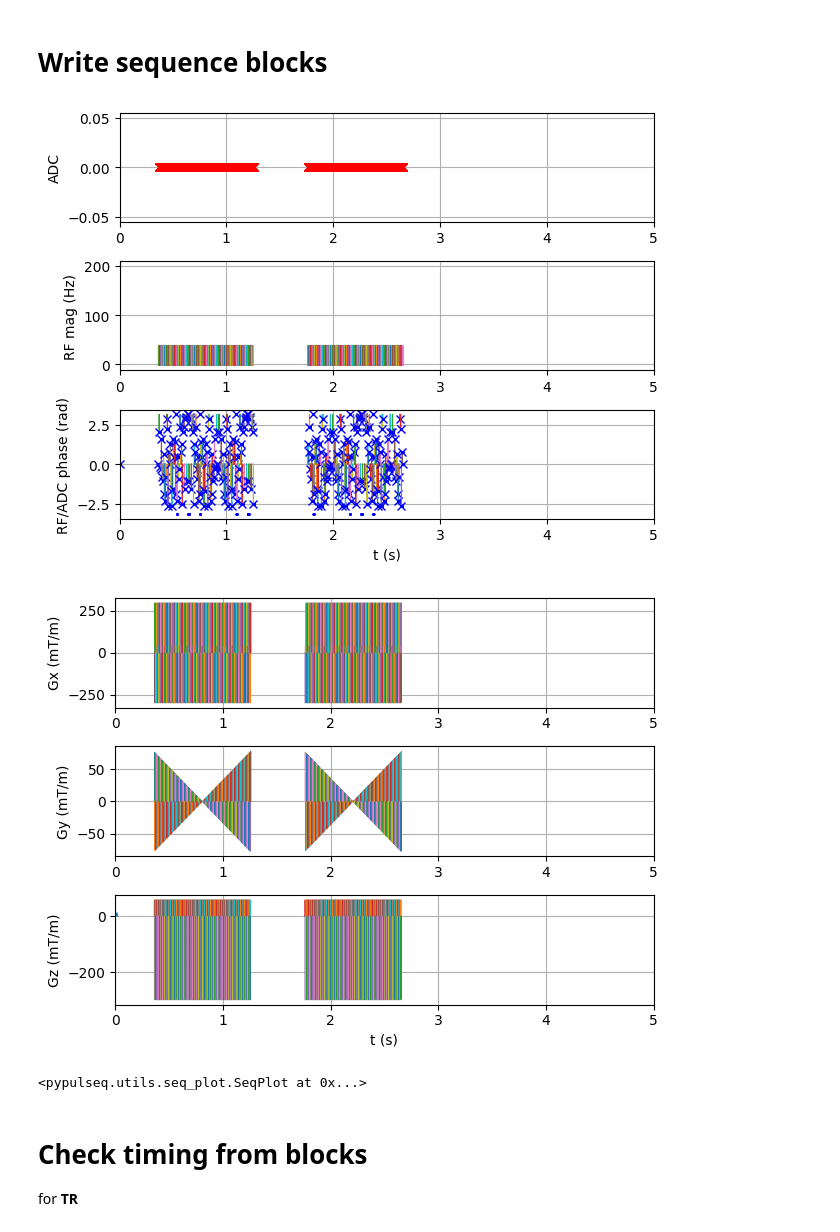
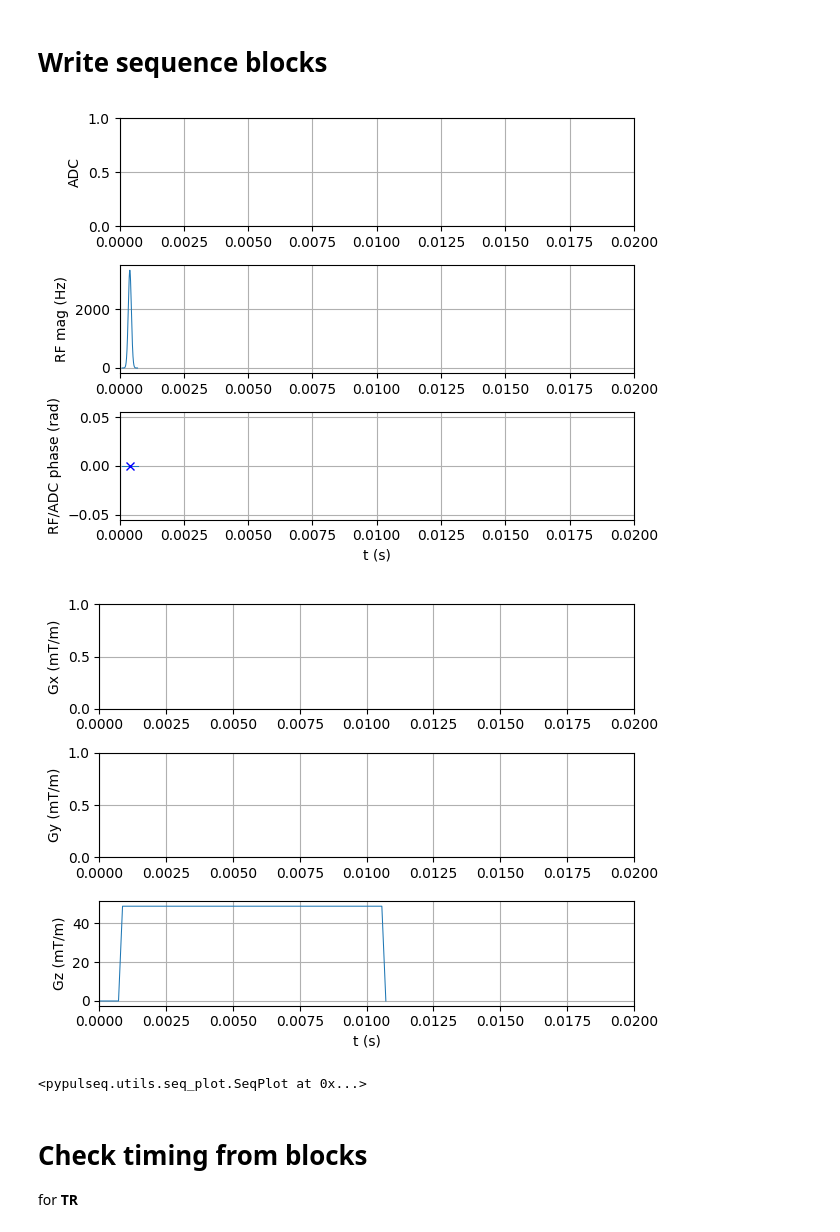
Before and after one commit to PreclinicalPulseq/bruker_pulseq_utils, a Jupyter notebook: bruker_seq/bruker_MP2RAGE.ipynb, the cells around one changed output. Cells and saved outputs as stored; diff of their text form; code cells hidden in the pictures.

Commit message:
seq MP2RAGE works in 3D

```diff
--- a/bruker_seq/bruker_MP2RAGE.ipynb
+++ b/bruker_seq/bruker_MP2RAGE.ipynb
@@ -41,15 +41,16 @@ system = pp.Opts(
     rf_ringdown_time=20e-6,
     rf_dead_time=100e-6,
     adc_dead_time=10e-6,
-    grad_raster_time=10e-6
+    grad_raster_time=10e-6,
+    rf_raster_time=1e-6
 )
 # %%
 version_sequence = "v1.0.1"
 
 # --------------Important parameters--------------
 # geometry
-fov = np.array([30, 30, 0.8]) * 1e-3  # Define FOV (m)
-N = [128, 128, 1] # nombre pixel
+fov = np.array([25, 25, 18.75]) * 1e-3  # Define FOV (m)
+N = [128, 128, 96] # nombre pixel
 
 # Sequence
 alpha_1 = 7  # Flip angle
@@ -57,7 +58,7 @@ alpha_2 = 7
 ETL = 128
 
 TI_1 = 0.8
-TI_2 = 2.2
+TI_2 = 2.25
 TR = 7e-3
 TR_MP2RAGE = 5.0
 
@@ -213,7 +214,7 @@ gz_2_reph = pp.make_trapezoid(
 #    pulse_type="hypsec", system=system, duration=10.0e-3, dwell=1e-5
 #) #duration=10.24e-3
 rf180 = pp.make_gauss_pulse(flip_angle=180 * np.pi / 180,
-     system=system, duration=10.0e-3
+     system=system, duration=0.6e-3
 ) #duration=10.24e-3
 
 gz_rf180_spoil = pp.make_trapezoid(channel="z", area=4 * N[2] * delta_k[2],delay=pp.calc_duration(rf180),duration=rf180_spoil_dur, system=system)
@@ -320,6 +321,9 @@ label_res_par = pp.make_label(type="SET", label="PAR", value=0)
 label_set_TI1 = pp.make_label(type="SET", label="ECO", value=0)
 label_set_TI2 = pp.make_label(type="SET", label="ECO", value=1)
 
+label_set_PAR_ON = pp.make_label(type="SET", label="SMS", value=1)
+label_set_PAR_OFF = pp.make_label(type="SET", label="SMS", value=0)
+
 # sequence
 seq=pp.Sequence()
 n_TR = 0
@@ -329,7 +333,7 @@ for iTR in range(nTR + nDummy):
   rf_1_phase = 0
   rf_1_inc = 0
 
-  seq.add_block(rf180,gz_rf180_spoil,label_set_TI1)
+  seq.add_block(rf180,gz_rf180_spoil,label_set_PAR_ON)
   seq.add_block(pp.make_delay(delay_gre1))
 
   ## ETL 1
@@ -368,22 +372,22 @@ for iTR in range(nTR + nDummy):
     if iTI==0:
         seq.add_block(pp.make_delay(delay_gre2),label_set_TI2)
 
-  seq.add_block(pp.make_delay(delay_MP2RAGE))
+  seq.add_block(pp.make_delay(delay_MP2RAGE),label_set_PAR_OFF)
 
   if (iTR >= nDummy):
     n_TR = n_TR + 1
 # %%
 #seq.plot(time_range=[0.8,0.9],grad_disp="mT/m")
 #%matplotlib widget
 %matplotlib inline
 
 #seq.plot(grad_disp="mT/m",time_range=(TI_2-0.010,TI_2+0.010),show_blocks=True,time_disp="s",label="LIN,PAR")
 #seq.plot(grad_disp="mT/m",time_range=(nDummy*TR_MP2RAGE,(nDummy+2)*TR_MP2RAGE),show_blocks=False,time_disp="s",label="LIN,PAR")
 
-seq.plot(grad_disp="mT/m",time_range=(0.0,800),show_blocks=False,time_disp="s")
+seq.plot(grad_disp="mT/m",time_range=(0.0,0.02),show_blocks=False,time_disp="s")
 # %% [output]
-[figure, old version]
+[figure, new version]
-[figure, old version]
+[figure, new version]
 <pypulseq.utils.seq_plot.SeqPlot at 0x...>
 # %% [markdown]
 # Check timing from blocks
```
Also changed, not shown: parts of 16 cells of this notebook.
